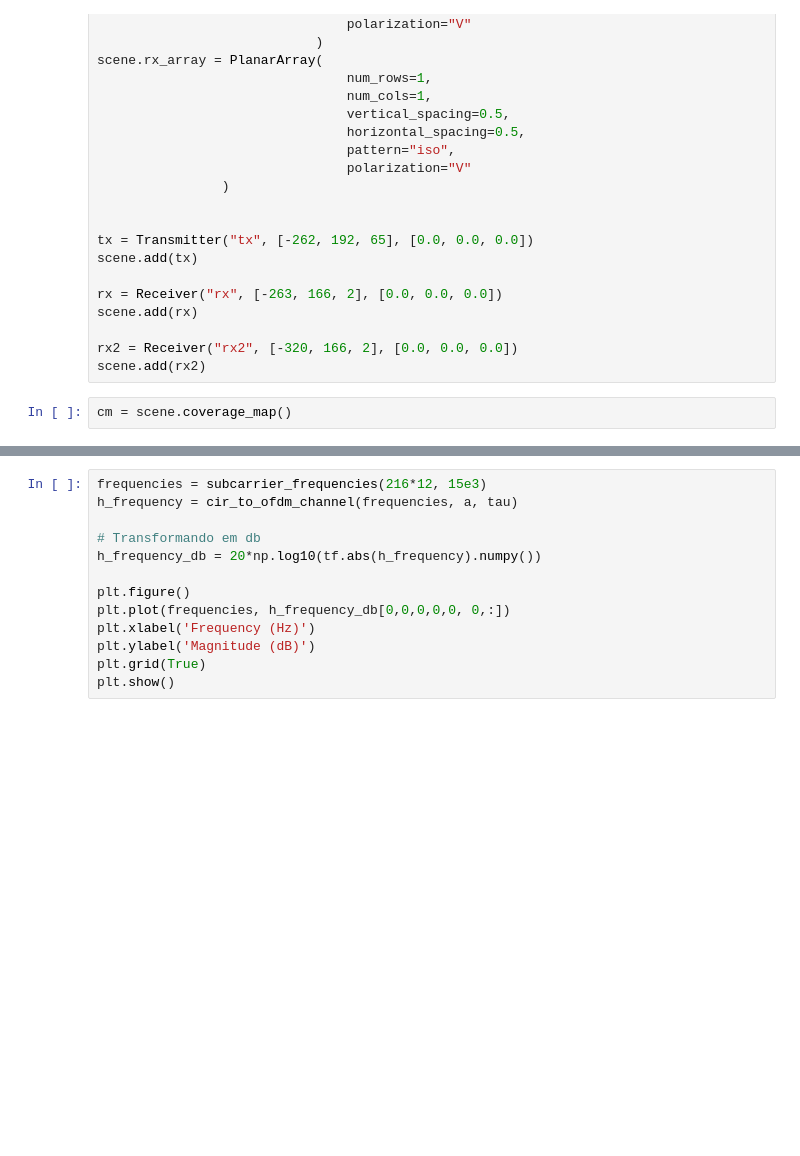
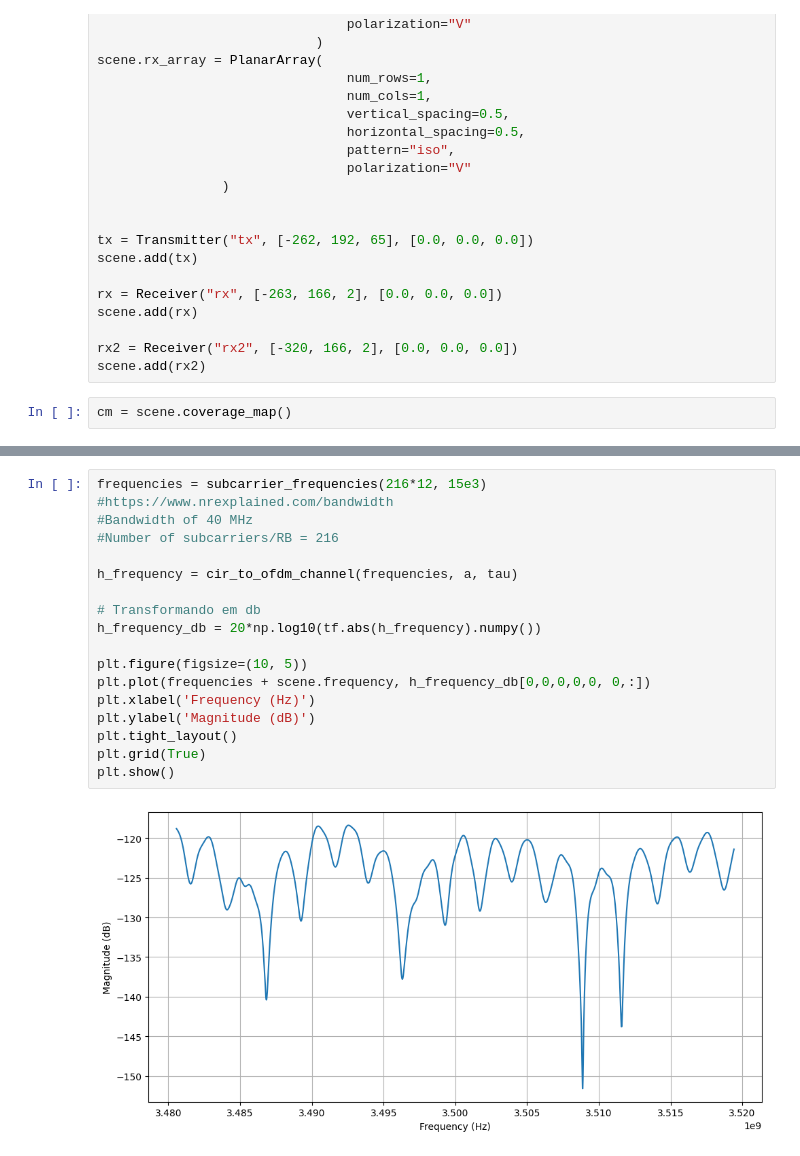
Before and after one commit to abrxao/treinamento_sionna, a Jupyter notebook: sionnart.ipynb, the cells around one changed output, grey strips where cells are left out. Cells and saved outputs as stored; diff of their text form; blank space fills up the shorter version.

```diff
--- a/sionnart.ipynb
+++ b/sionnart.ipynb
@@ -69,13 +77,20 @@ plt.ylabel("a")
 # %%
 frequencies = subcarrier_frequencies(216*12, 15e3)
+#https://www.nrexplained.com/bandwidth
+#Bandwidth of 40 MHz
+#Number of subcarriers/RB = 216
+
 h_frequency = cir_to_ofdm_channel(frequencies, a, tau)
 
 # Transformando em db
 h_frequency_db = 20*np.log10(tf.abs(h_frequency).numpy())
 
-plt.figure()
-plt.plot(frequencies, h_frequency_db[0,0,0,0,0, 0,:])
+plt.figure(figsize=(10, 5))
+plt.plot(frequencies + scene.frequency, h_frequency_db[0,0,0,0,0, 0,:])
 plt.xlabel('Frequency (Hz)')
 plt.ylabel('Magnitude (dB)')
+plt.tight_layout()
 plt.grid(True)
 plt.show()
+# %% [output]
+[figure, added]
```
Also changed, not shown: parts of 5 cells of this notebook, 2 other files.
